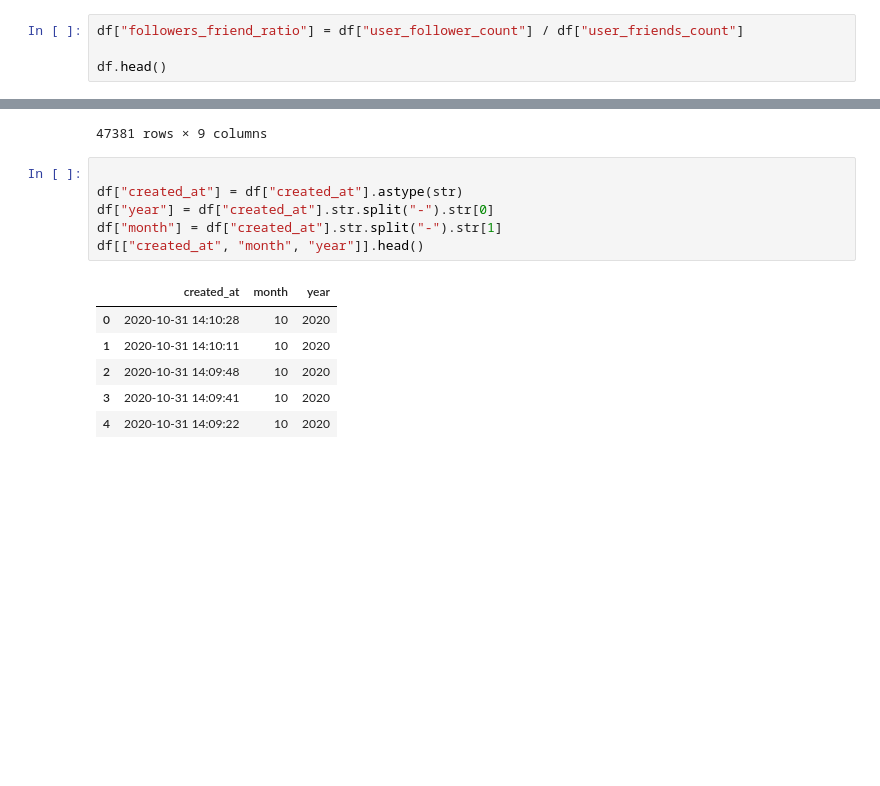
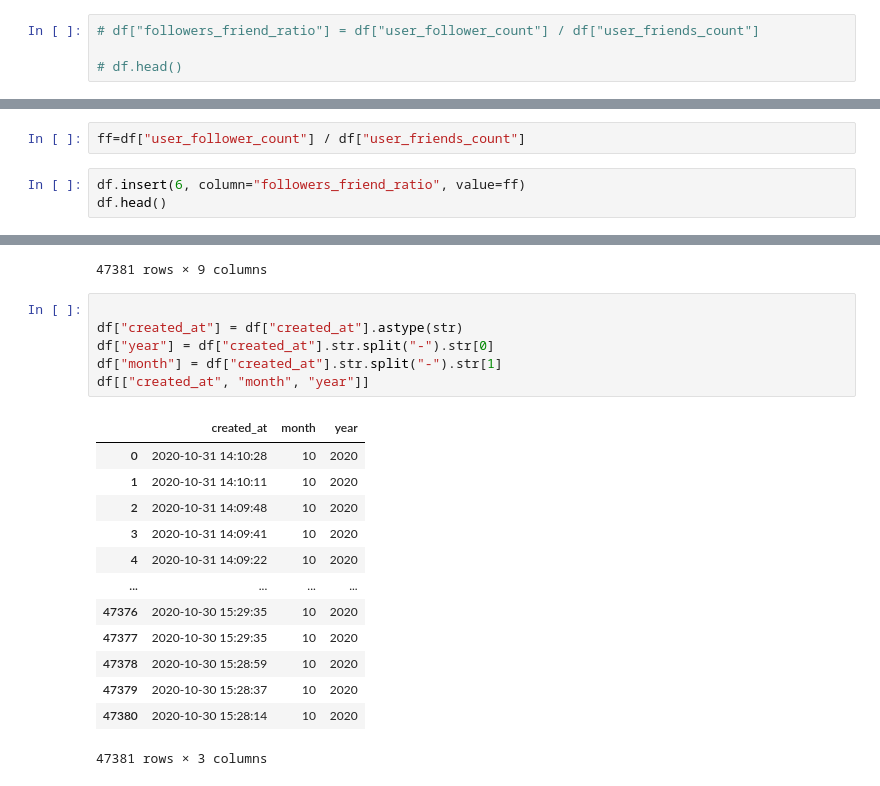
Before and after one commit to Abhinxvsharma/GenAI, a Jupyter notebook: datascience/assignment.ipynb, the cells around one changed output, grey strips where cells are left out. Drawn from its saved outputs; the diff is of its cells as text; blank space fills up the shorter version.

```diff
--- a/datascience/assignment.ipynb
+++ b/datascience/assignment.ipynb
@@ -79,6 +79,6 @@ result
 |  | user_name | user_location |
 | 44367 | NDTV | India |
 # %%
-df["followers_friend_ratio"] = df["user_follower_count"] / df["user_friends_count"]
+# df["followers_friend_ratio"] = df["user_follower_count"] / df["user_friends_count"]
 
-df.head()
+# df.head()
@@ -91,0 +85,5 @@ df.head()
+# %%
+ff=df["user_follower_count"] / df["user_friends_count"]
+# %%
+df.insert(6, column="followers_friend_ratio", value=ff)
+df.head()
@@ -202,13 +207,20 @@ final_df
 # %%
 
 df["created_at"] = df["created_at"].astype(str)
 df["year"] = df["created_at"].str.split("-").str[0]
 df["month"] = df["created_at"].str.split("-").str[1]
-df[["created_at", "month", "year"]].head()
+df[["created_at", "month", "year"]]
 # %% [output]
 |  | created_at | month | year |
 | 0 | 2020-10-31 14:10:28 | 10 | 2020 |
 | 1 | 2020-10-31 14:10:11 | 10 | 2020 |
 | 2 | 2020-10-31 14:09:48 | 10 | 2020 |
 | 3 | 2020-10-31 14:09:41 | 10 | 2020 |
 | 4 | 2020-10-31 14:09:22 | 10 | 2020 |
+| ... | ... | ... | ... |
+| 47376 | 2020-10-30 15:29:35 | 10 | 2020 |
+| 47377 | 2020-10-30 15:29:35 | 10 | 2020 |
+| 47378 | 2020-10-30 15:28:59 | 10 | 2020 |
+| 47379 | 2020-10-30 15:28:37 | 10 | 2020 |
+| 47380 | 2020-10-30 15:28:14 | 10 | 2020 |
+47381 rows × 3 columns
```
Also changed, not shown: parts of 5 cells of this notebook, 4 other files.
